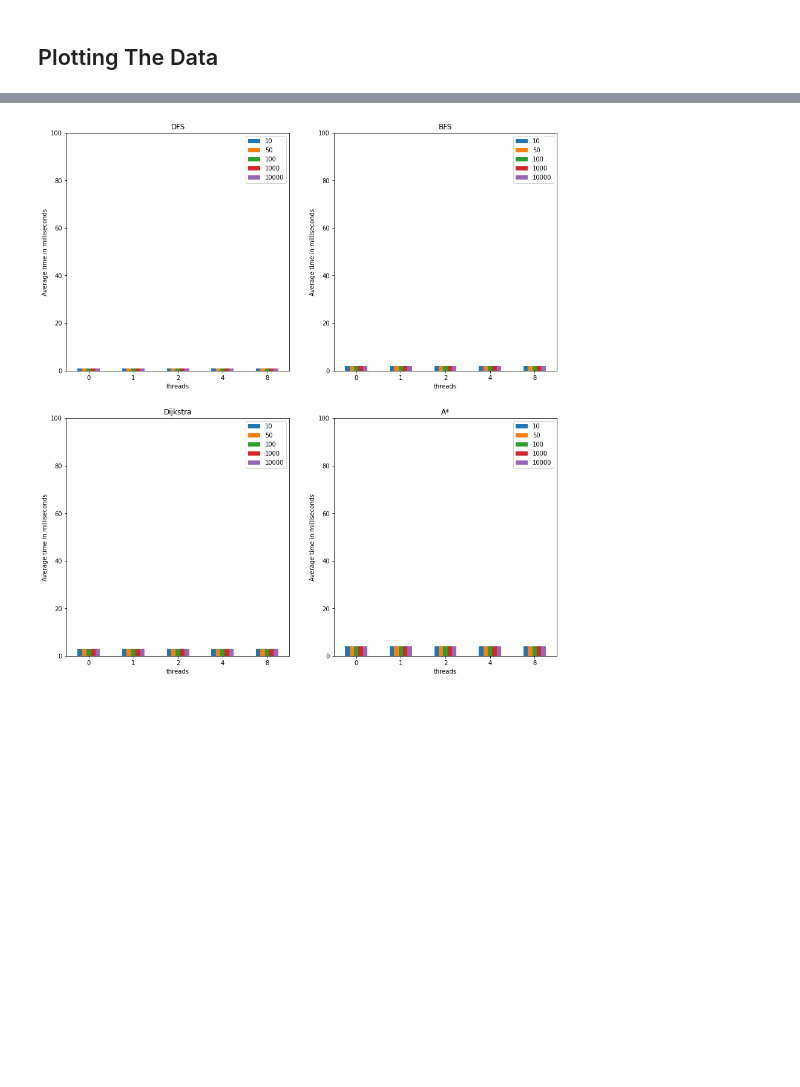
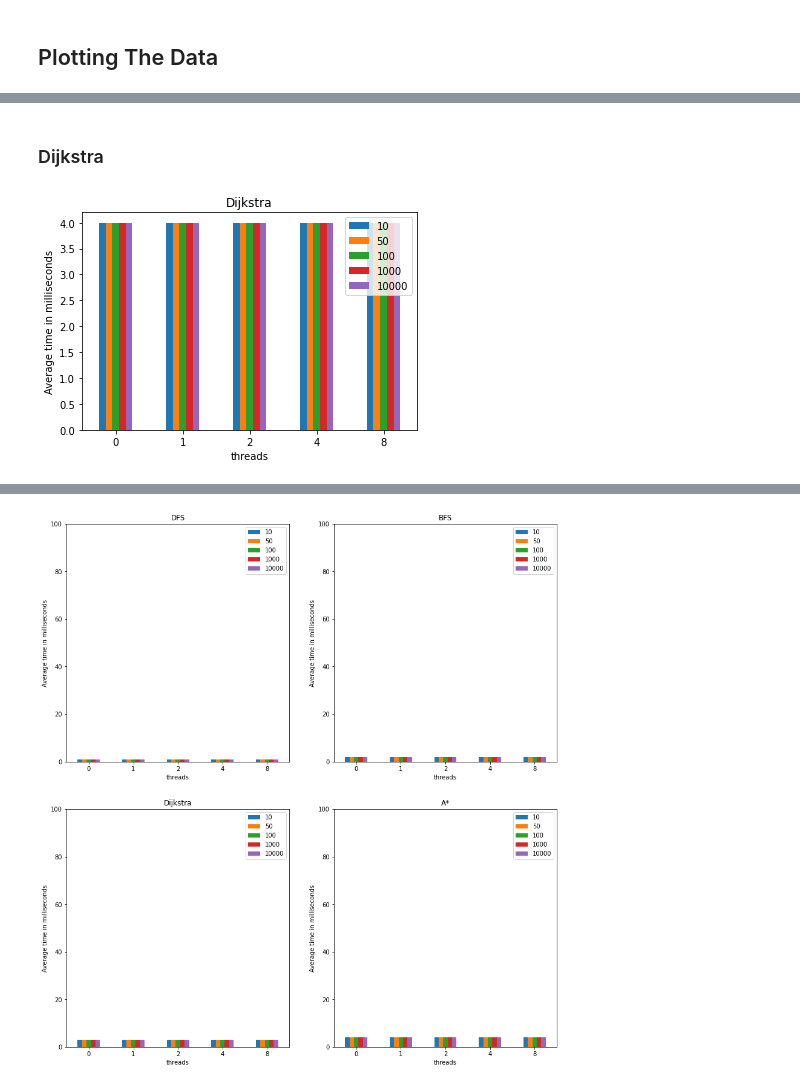
Before and after one commit to Parra-Parallel-Project/parallel-research-project, a Jupyter notebook: analysis_script.ipynb, the cells around one changed output, grey strips where cells are left out. Drawn from its saved outputs; the diff is of its cells as text; code cells hidden in the pictures; blank space fills up the shorter version.

```diff
--- a/analysis_script.ipynb
+++ b/analysis_script.ipynb
@@ -121,0 +143,11 @@ print(dijkstra_data)
+# %% [markdown]
+### Dijkstra
+# %%
+ax = dijkstra_data.plot(x='threads', y=x_tick_labels, kind="bar", rot=0)
+ax.set_ylabel('Average time in milliseconds')
+# ax.set_ylim(0, 100)
+ax.set_title('Dijkstra')
+
+plt.show()
+# %% [output]
+[figure, added]
```
Also changed, not shown: parts of 6 cells of this notebook.
